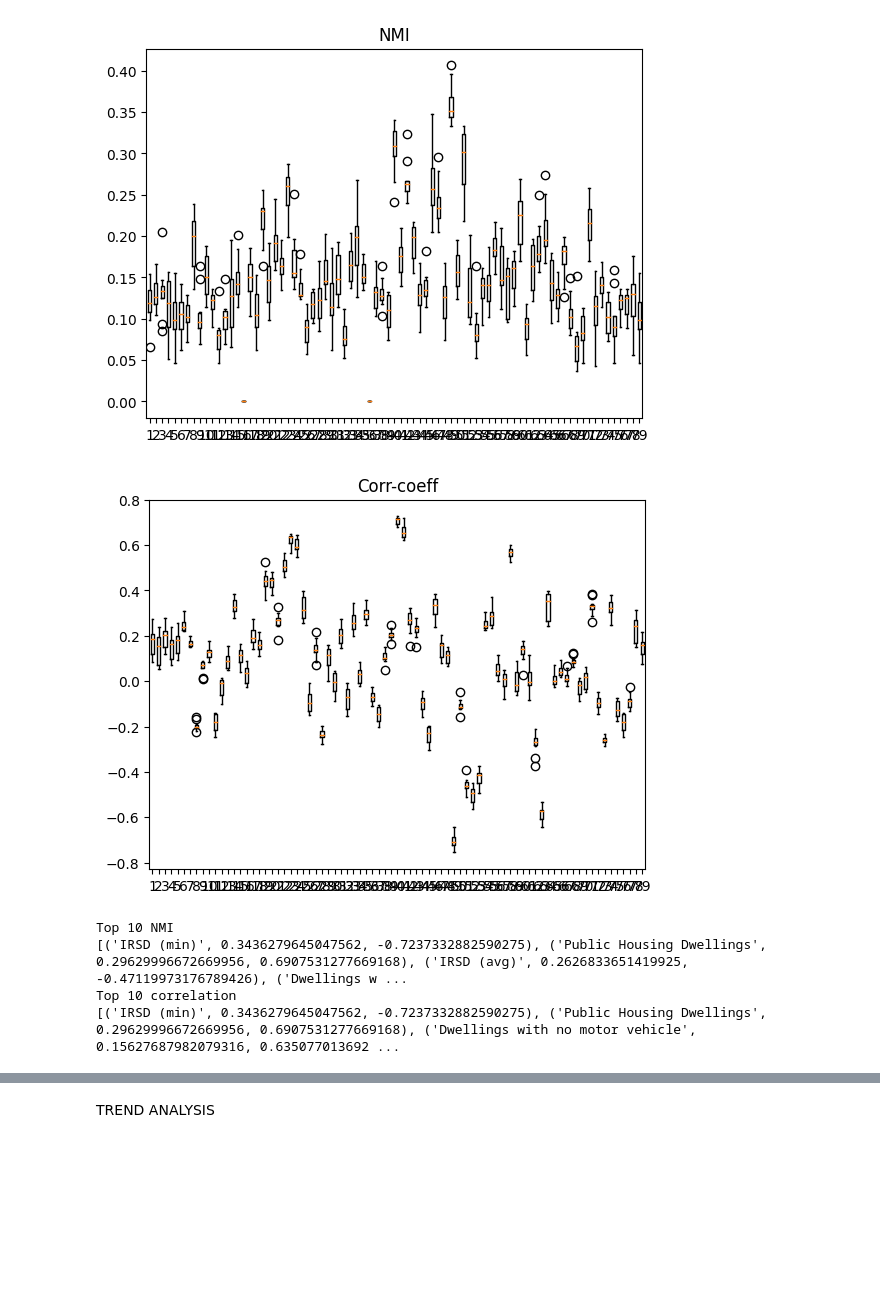
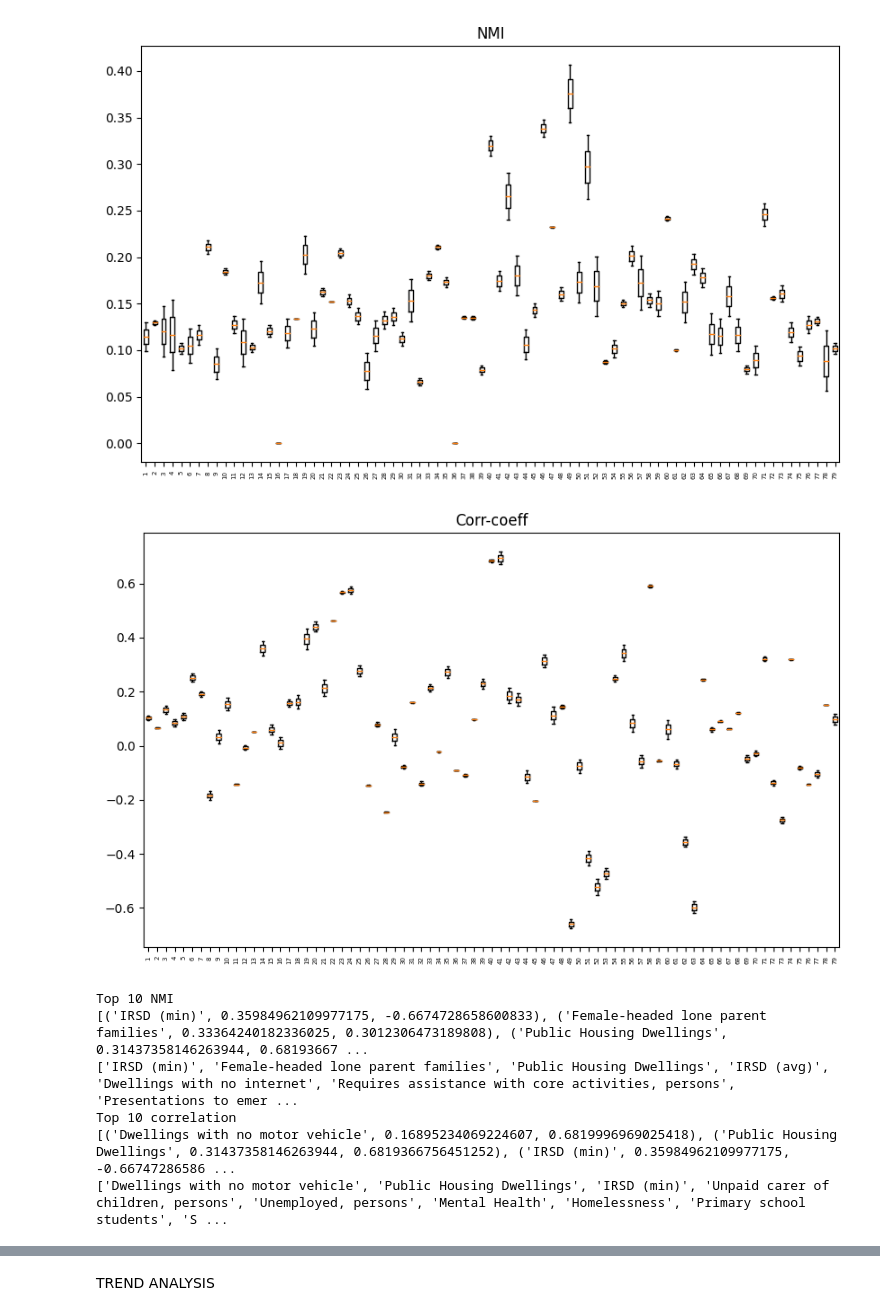
Before and after one commit to khangluong2004/COMP20008_Assignment2, a Jupyter notebook: khang/eda.ipynb, the cells around one changed output, grey strips where cells are left out. Drawn from its saved outputs; the diff is of its cells as text; code cells hidden in the pictures; blank space fills up the shorter version.

```diff
--- a/khang/eda.ipynb
+++ b/khang/eda.ipynb
@@ -109,12 +110,15 @@ for lga in egmGroup.index:
     print(lga, corr)
     all_corr.append(corr)
 
-    m, b = np.polyfit(x_axis, egmGroup.loc[lga][:len(x_axis)], 1)
-
     # Use plt.figure() to plot for each housing on different figure
     # plt.figure()
-    plt.plot(x_axis, egmGroup.loc[lga][:len(x_axis)], 'o')
-    plt.plot(x_axis, m * x_axis + b)
+    plt.plot(x_axis, egmGroup.loc[lga][:len(x_axis)])
+
+    # Linear model is not a good fit with the 2020 drop, so uncomment this to plot
+    # the linear fit (useless though)
+    # m, b = np.polyfit(x_axis, egmGroup.loc[lga][:len(x_axis)], 1)
+    # plt.plot(x_axis, m * x_axis + b)
+
     # plt.show()
 
 plt.show()
@@ -185,12 +189,13 @@ for lga in offences["LGA"].unique():
     print(lga, corr)
     all_corr.append(corr)
 
-    m, b = np.polyfit(allYear, lgaYear, 1)
-
     # Use plt.figure() to plot for each housing on different figure
     # plt.figure()
-    plt.plot(allYear, lgaYear, 'o')
-    plt.plot(allYear, m * allYear + b)
+    plt.plot(allYear, lgaYear)
+
+    # Use the below and mode 'o' above for scatter plot with best fit line
+    # m, b = np.polyfit(allYear, lgaYear, 1)
+    # plt.plot(allYear, m * allYear + b)
     # plt.show()
 plt.show()
 
@@ -284,6 +356,8 @@ communityOffence = pd.merge(left=communities, right=offences, on="LGA")
 
 
 offenceYears = sorted(communityOffence["Year"].unique())
+# Map to 2014 only
+offenceYears = [2014, 2015]
 
 scores = {
     "attributes": [],
@@ -315,8 +389,10 @@ for col in attributes:
 
 
         discreteOffence = discretizer.fit_transform(np.array(offencesData).reshape(-1, 1)).astype(int)
-        # Scale up by 100 to allow the bin to differentiate to 3 decimal place (.1%)
-        discreteAtt = discretizer.fit_transform(np.array(attData * 1000).reshape(-1, 1)).astype(int)
+        # Normalize the data and scale by 100 to avoid trouble with binning too small width
+        discreteAtt = discretizer.fit_transform(
+            np.array((attData - attData.min())/(attData.max() - attData.min()) * 100)
+            .reshape(-1, 1)).astype(int)
 
         if col == "ABS remoteness category":
             discreteAtt = np.array(attData)
@@ -331,42 +407,56 @@ for col in attributes:
 scoresDF = pd.DataFrame(scores)
 boxPlotNMI = []
 boxPlotCorr = []
 
 for col in attributes:
     boxPlotNMI.append(list(scoresDF[scoresDF["attributes"] == col]["NMI"]))
     boxPlotCorr.append(list(scoresDF[scoresDF["attributes"] == col]["corrcoef"]))
 
-plt.figure()
+
+plt.figure(figsize=(10,6))
 plt.title("NMI")
 plt.boxplot(boxPlotNMI)
+plt.xticks(fontsize = 5)
+plt.xticks(rotation=90)
 plt.show()
 
 
-plt.figure()
+plt.figure(figsize=(10,6))
 plt.title("Corr-coeff")
 plt.boxplot(boxPlotCorr)
+plt.xticks(fontsize = 5)
+plt.xticks(rotation=90)
 plt.show()
 
 # Get the top 10 NMI and top 10 linear coefficient
-# Rank by their 1st quantile, due to outliers, and quite wide range of IQR for some
-
+# Rank by their 1st quantile across all years, due to outliers, and quite wide range of IQR for some
+# For practical usage, it's likely the communities data can only predict up to 2-3 years forward,
+# so only use the [2014, 2015]
 compressList = []
 for col in attributes:
     attData = scoresDF[scoresDF["attributes"] == col]
     nmi = attData["NMI"]
     corr = attData["corrcoef"]
     compressList.append((col, np.quantile(nmi.values, 0.25), np.quantile(corr.values, 0.25)))
 
 compressList
 print("Top 10 NMI")
-print(sorted(compressList, key=lambda x: -abs(x[1]))[:10])
+nmiSorted = sorted(compressList, key=lambda x: -abs(x[1]))
+print(nmiSorted[:10])
+print([nmi[0] for nmi in nmiSorted[:10]])
 
 print("Top 10 correlation")
-print(sorted(compressList, key=lambda x: -abs(x[2]))[:10])
+corrcoeff = sorted(compressList, key=lambda x: -abs(x[2]))
+print(corrcoeff[:10])
+print([corr[0] for corr in corrcoeff[:10]])
+
+scoresDF
 # %% [output]
-[figure, old version]
+[figure, new version]
-[figure, old version]
+[figure, new version]
 Top 10 NMI
-[('IRSD (min)', 0.3436279645047562, -0.7237332882590275), ('Public Housing Dwellings', 0.29629996672669956, 0.6907531277669168), ('IRSD (avg)', 0.2626833651419925, -0.47119973176789426), ('Dwellings w ...
+[('IRSD (min)', 0.35984962109977175, -0.6674728658600833), ('Female-headed lone parent families', 0.33364240182336025, 0.3012306473189808), ('Public Housing Dwellings', 0.31437358146263944, 0.68193667 ...
+['IRSD (min)', 'Female-headed lone parent families', 'Public Housing Dwellings', 'IRSD (avg)', 'Dwellings with no internet', 'Requires assistance with core activities, persons', 'Presentations to emer ...
 Top 10 correlation
-[('IRSD (min)', 0.3436279645047562, -0.7237332882590275), ('Public Housing Dwellings', 0.29629996672669956, 0.6907531277669168), ('Dwellings with no motor vehicle', 0.15627687982079316, 0.635077013692 ...
+[('Dwellings with no motor vehicle', 0.16895234069224607, 0.6819996969025418), ('Public Housing Dwellings', 0.31437358146263944, 0.6819366756451252), ('IRSD (min)', 0.35984962109977175, -0.66747286586 ...
+['Dwellings with no motor vehicle', 'Public Housing Dwellings', 'IRSD (min)', 'Unpaid carer of children, persons', 'Unemployed, persons', 'Mental Health', 'Homelessness', 'Primary school students', 'S ...
```
Also changed, not shown: parts of 12 cells of this notebook, 2 other files.
